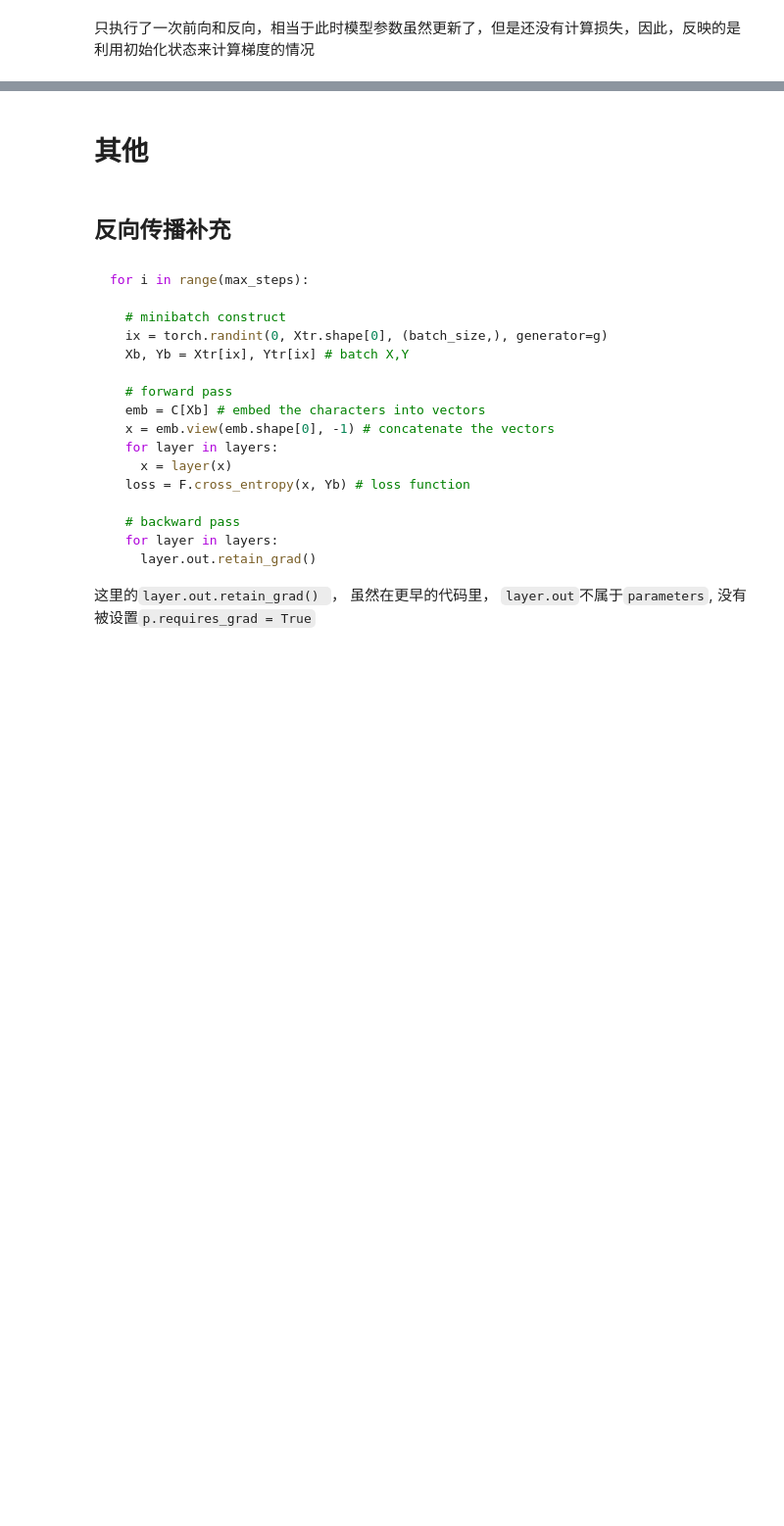
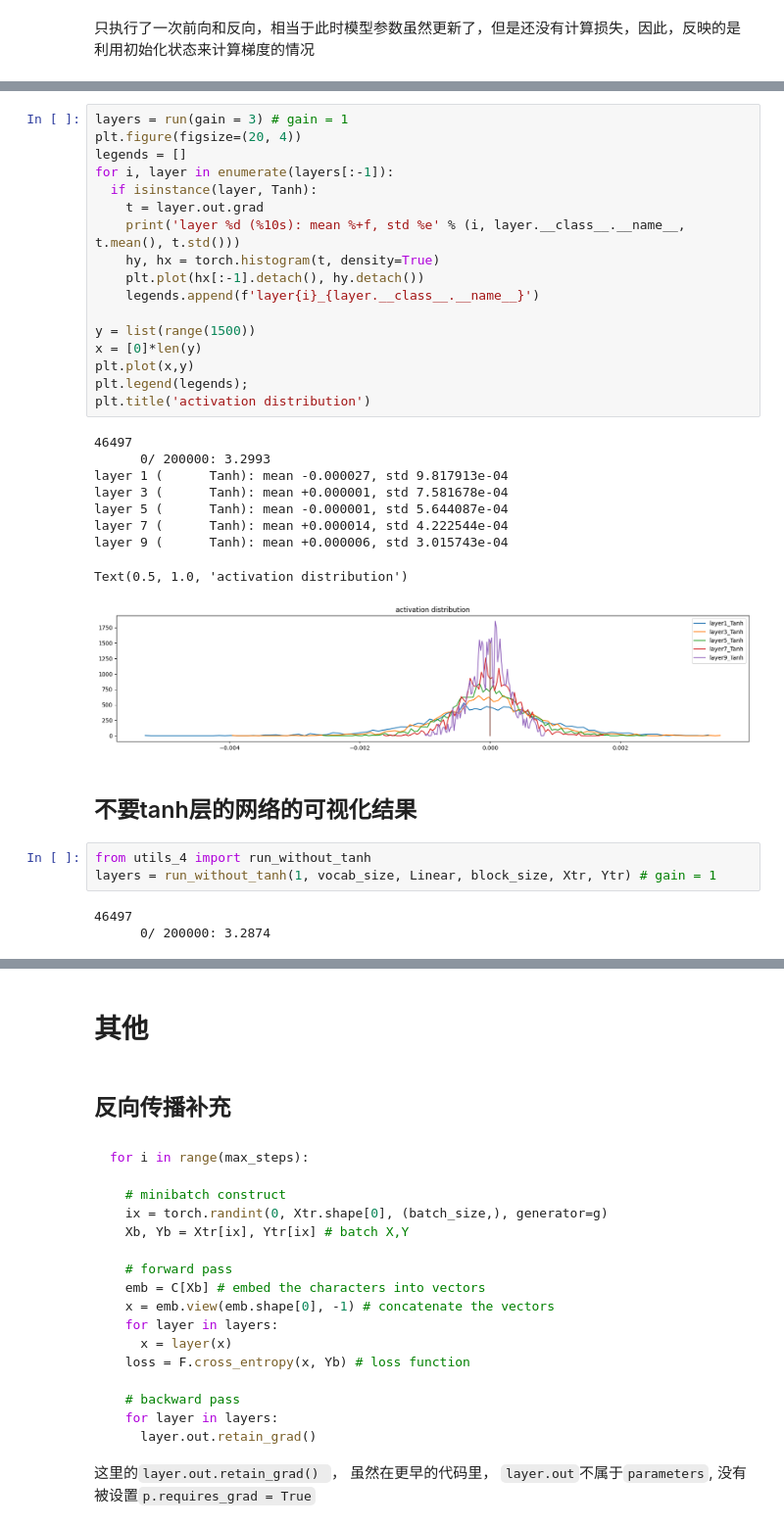
Before and after one commit to CastleDream/learnGPTfromScratch, a Jupyter notebook: code/4_MLP2_demo.ipynb, the cells around one changed output, grey strips where cells are left out. Shown at 98% size. Drawn from its saved outputs; the diff is of its cells as text; blank space fills up the shorter version.

```diff
--- a/code/4_MLP2_demo.ipynb
+++ b/code/4_MLP2_demo.ipynb
@@ -310,0 +357,35 @@ Text(0.5, 1.0, 'activation distribution')
+# %%
+layers = run(gain = 3) # gain = 1
+plt.figure(figsize=(20, 4))
+legends = []
+for i, layer in enumerate(layers[:-1]):
+  if isinstance(layer, Tanh):
+    t = layer.out.grad
+    print('layer %d (%10s): mean %+f, std %e' % (i, layer.__class__.__name__, t.mean(), t.std()))
+    hy, hx = torch.histogram(t, density=True)
+    plt.plot(hx[:-1].detach(), hy.detach())
+    legends.append(f'layer{i}_{layer.__class__.__name__}')
+
+y = list(range(1500))
+x = [0]*len(y)
+plt.plot(x,y)
+plt.legend(legends);
+plt.title('activation distribution')
+# %% [output]
+46497
+      0/ 200000: 3.2993
+layer 1 (      Tanh): mean -0.000027, std 9.817913e-04
+layer 3 (      Tanh): mean +0.000001, std 7.581678e-04
+layer 5 (      Tanh): mean -0.000001, std 5.644087e-04
+layer 7 (      Tanh): mean +0.000014, std 4.222544e-04
+layer 9 (      Tanh): mean +0.000006, std 3.015743e-04
+Text(0.5, 1.0, 'activation distribution')
+[figure, added]
+# %% [markdown]
+## 不要tanh层的网络的可视化结果
+# %%
+from utils_4 import run_without_tanh
+layers = run_without_tanh(1, vocab_size, Linear, block_size, Xtr, Ytr) # gain = 1
+# %% [output]
+46497
+      0/ 200000: 3.2874
```
Also changed, not shown: parts of 23 cells of this notebook, 2 other files.
